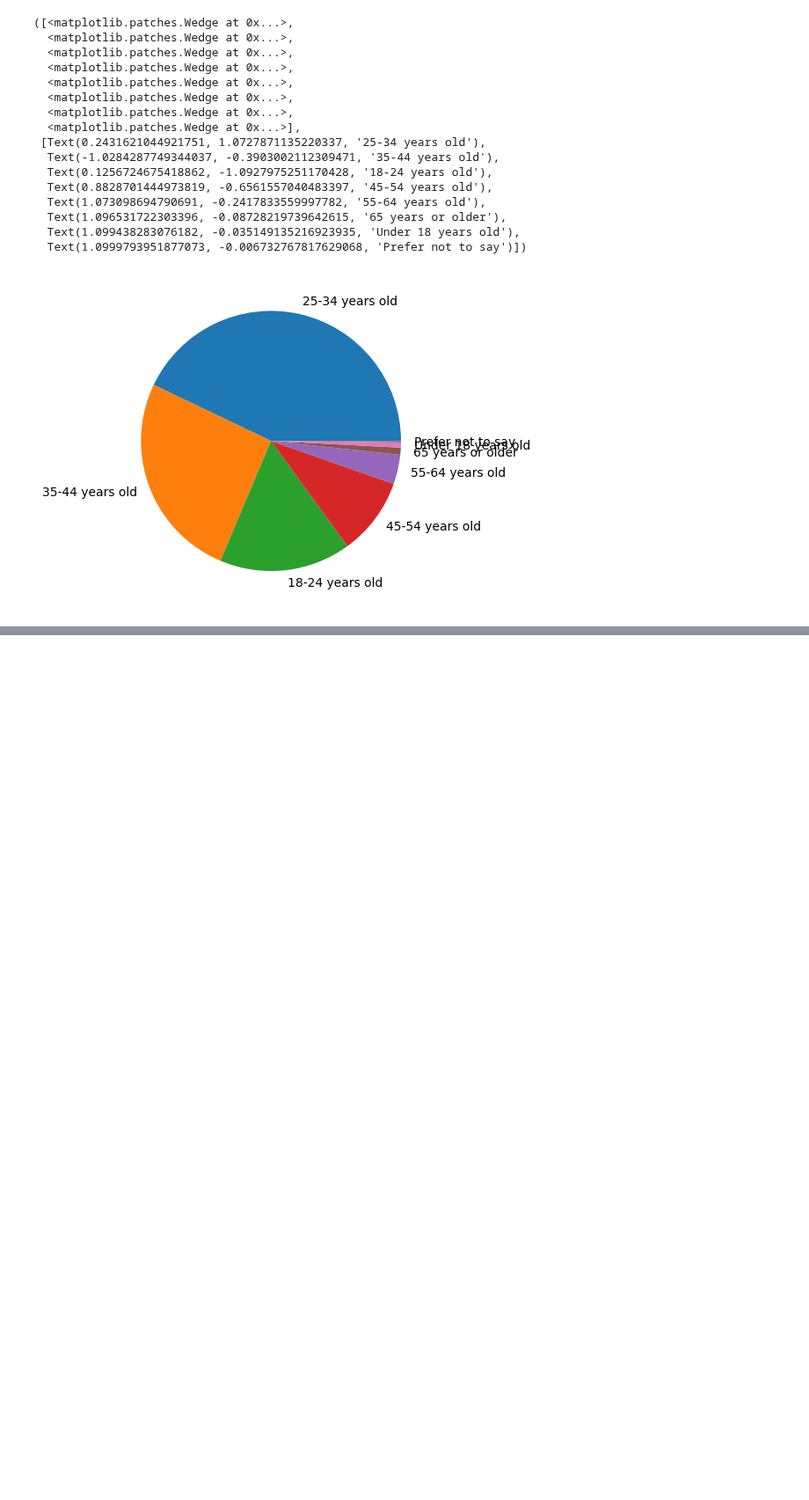
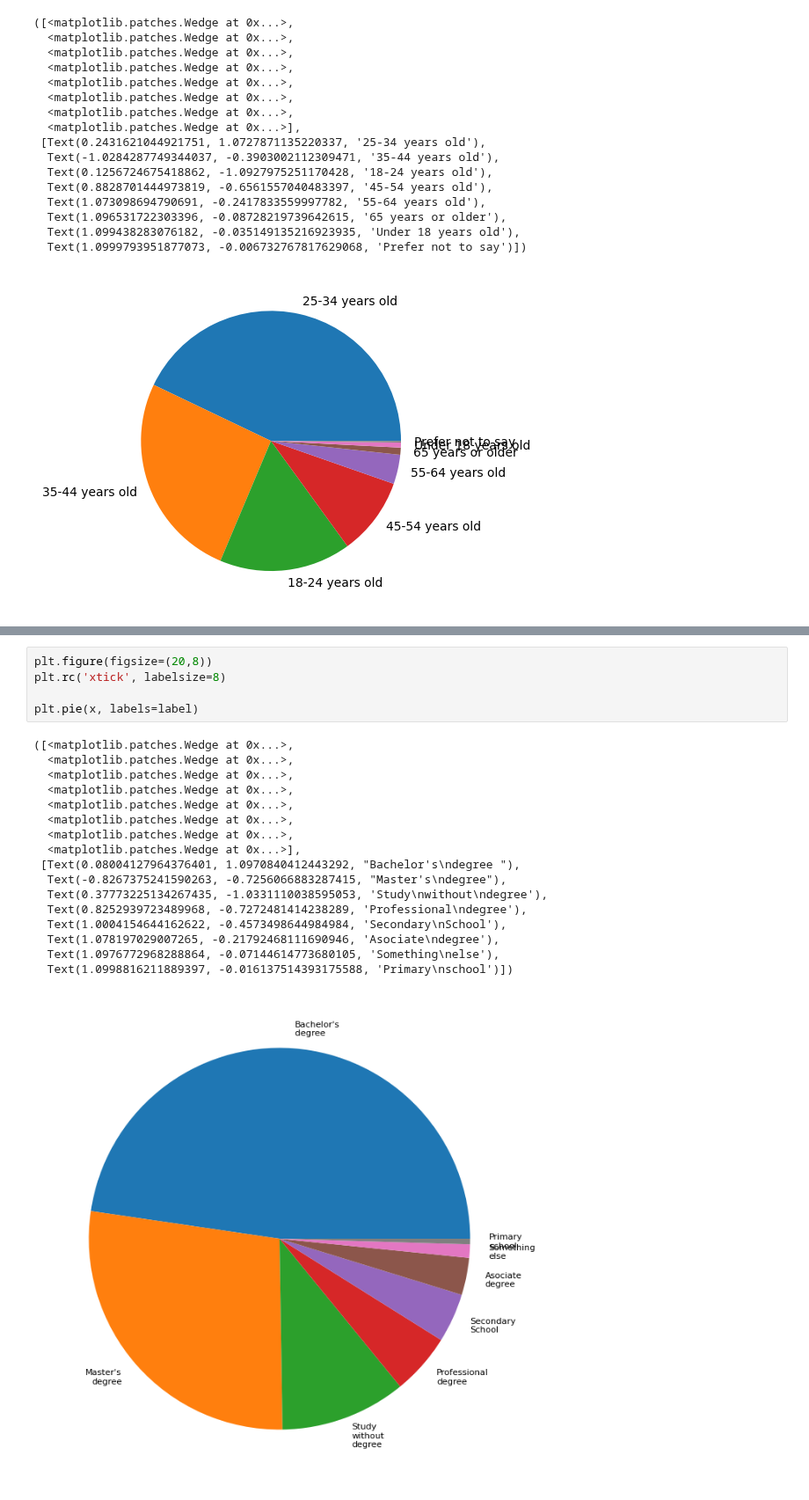
Before and after one commit to mawojcik/introduction_to_data_science, a Jupyter notebook: Lab_1/Assignment_1_OPTIONAL.ipynb, the cells around one changed output, grey strips where cells are left out. Shown at 88% size. Cells and saved outputs as stored; diff of their text form; blank space fills up the shorter version.

```diff
--- a/Lab_1/Assignment_1_OPTIONAL.ipynb
+++ b/Lab_1/Assignment_1_OPTIONAL.ipynb
@@ -99,0 +85,23 @@ Name: count, dtype: int64
+# %%
+plt.figure(figsize=(20,8))
+plt.rc('xtick', labelsize=8)
+
+plt.pie(x, labels=label)
+# %% [output]
+([<matplotlib.patches.Wedge at 0x...>,
+  <matplotlib.patches.Wedge at 0x...>,
+  <matplotlib.patches.Wedge at 0x...>,
+  <matplotlib.patches.Wedge at 0x...>,
+  <matplotlib.patches.Wedge at 0x...>,
+  <matplotlib.patches.Wedge at 0x...>,
+  <matplotlib.patches.Wedge at 0x...>,
+  <matplotlib.patches.Wedge at 0x...>],
+ [Text(0.08004127964376401, 1.0970840412443292, "Bachelor's\ndegree "),
+  Text(-0.8267375241590263, -0.7256066883287415, "Master's\ndegree"),
+  Text(0.37773225134267435, -1.0331110038595053, 'Study\nwithout\ndegree'),
+  Text(0.8252939723489968, -0.7272481414238289, 'Professional\ndegree'),
+  Text(1.0004154644162622, -0.4573498644984984, 'Secondary\nSchool'),
+  Text(1.078197029007265, -0.21792468111690946, 'Asociate\ndegree'),
+  Text(1.0976772968288864, -0.07144614773680105, 'Something\nelse'),
+  Text(1.0998816211889397, -0.016137514393175588, 'Primary\nschool')])
+[figure, added]
```
Also changed, not shown: parts of 4 cells of this notebook.
